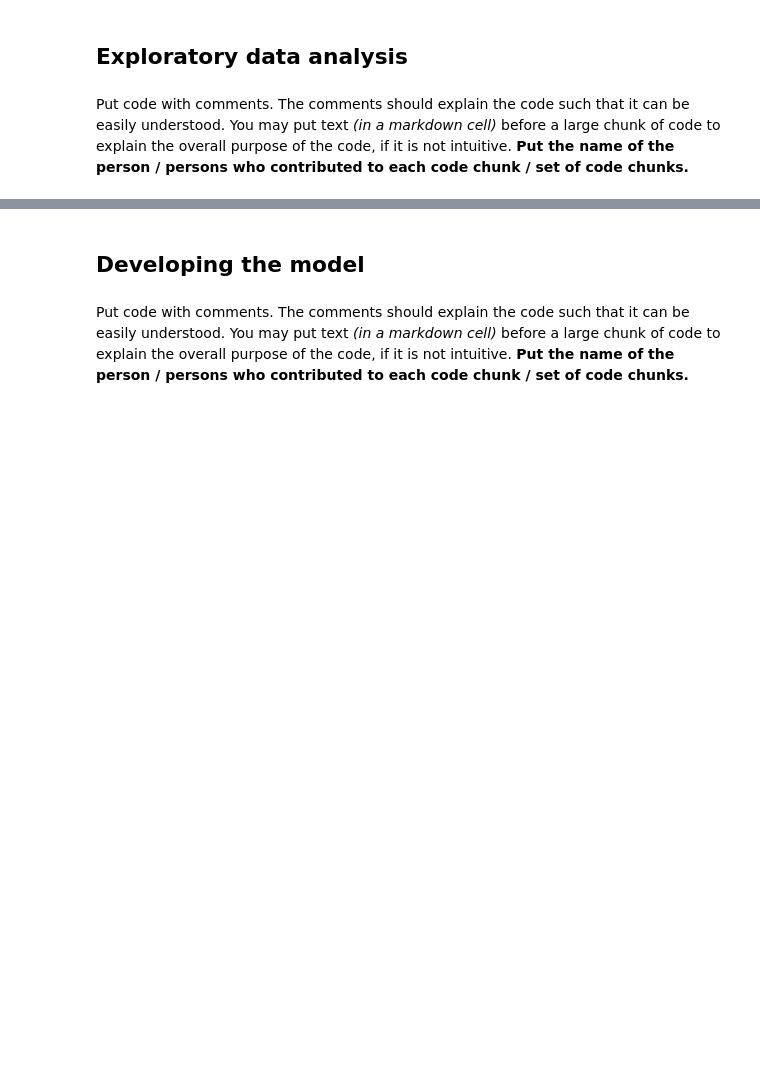
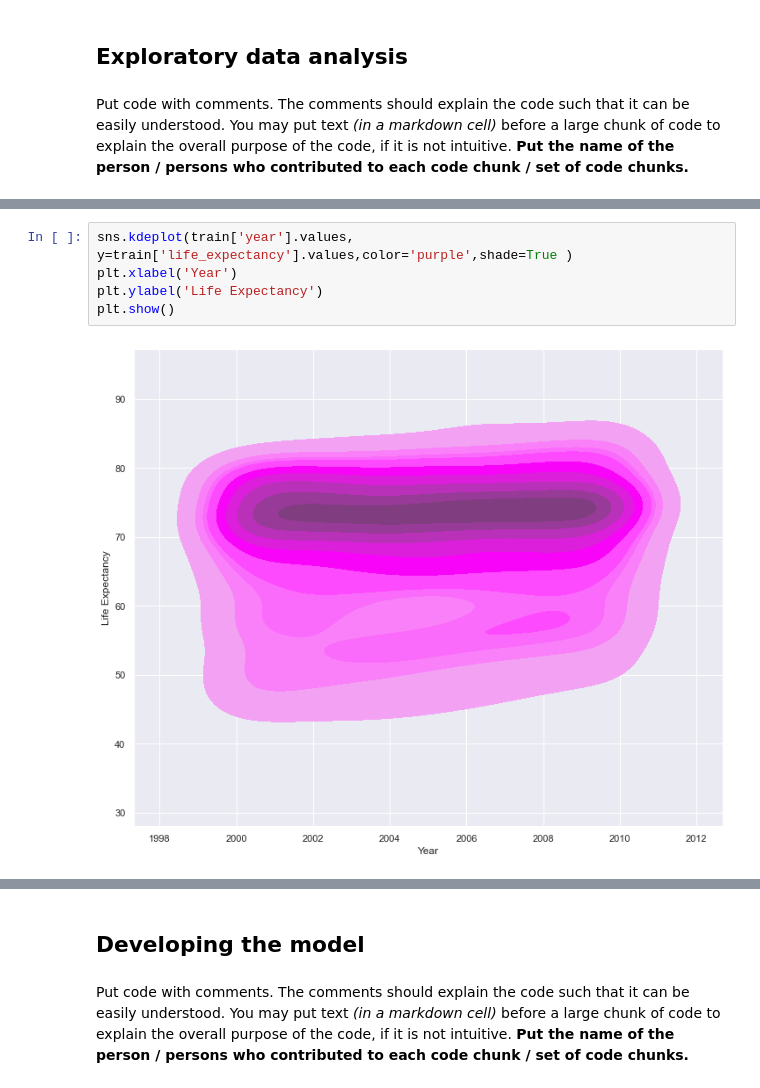
Before and after one commit to blankajarmoszko/STAT303-2_JEB, a Jupyter notebook: Project_Code_JEB.ipynb, the cells around one changed output, grey strips where cells are left out. Cells and saved outputs as stored; diff of their text form; blank space fills up the shorter version.

```diff
--- a/Project_Code_JEB.ipynb
+++ b/Project_Code_JEB.ipynb
@@ -396,0 +436,7 @@ Put code with comments. The comments should explain the code such that it can be
+# %%
+sns.kdeplot(train['year'].values, y=train['life_expectancy'].values,color='purple',shade=True )
+plt.xlabel('Year')
+plt.ylabel('Life Expectancy')
+plt.show()
+# %% [output]
+[figure, added]
```
Also changed, not shown: parts of 56 cells of this notebook.
